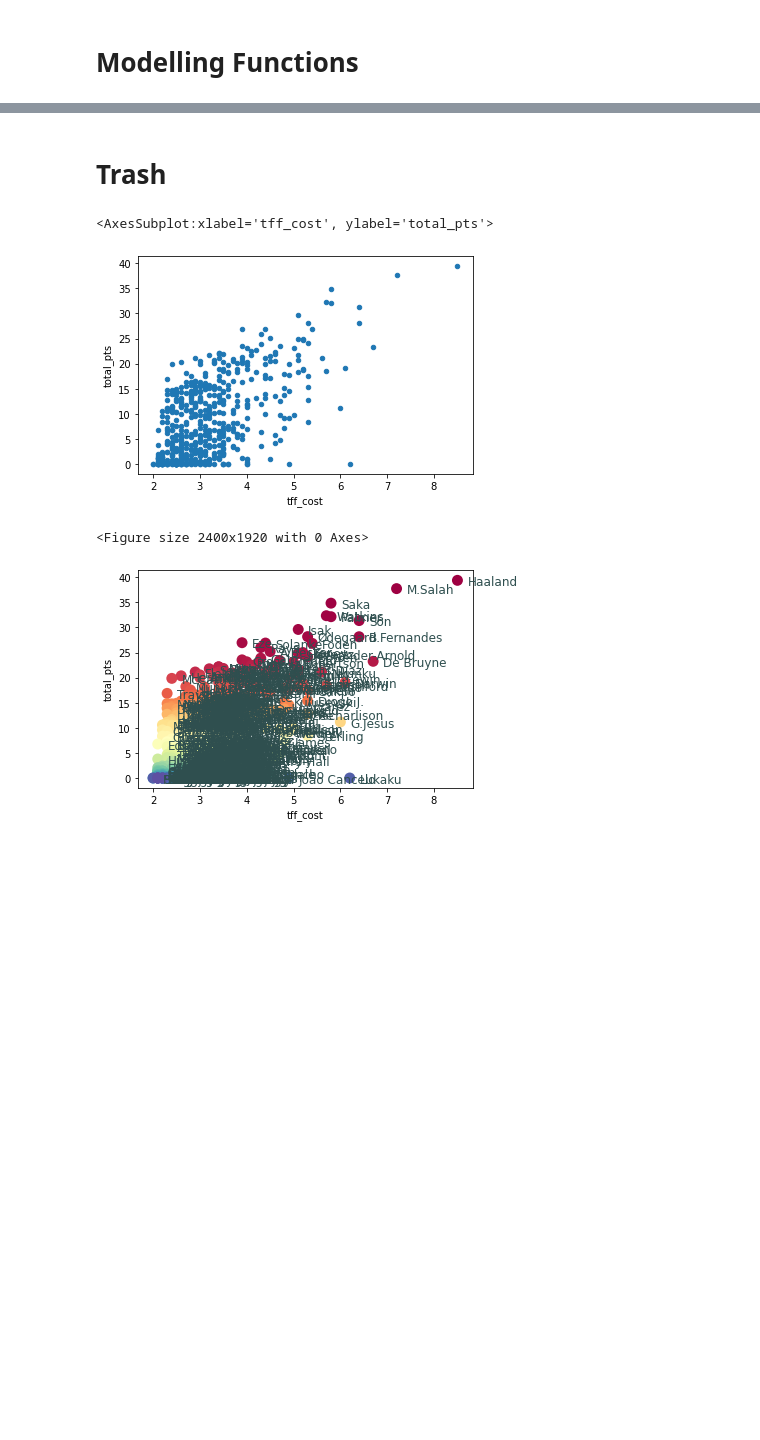
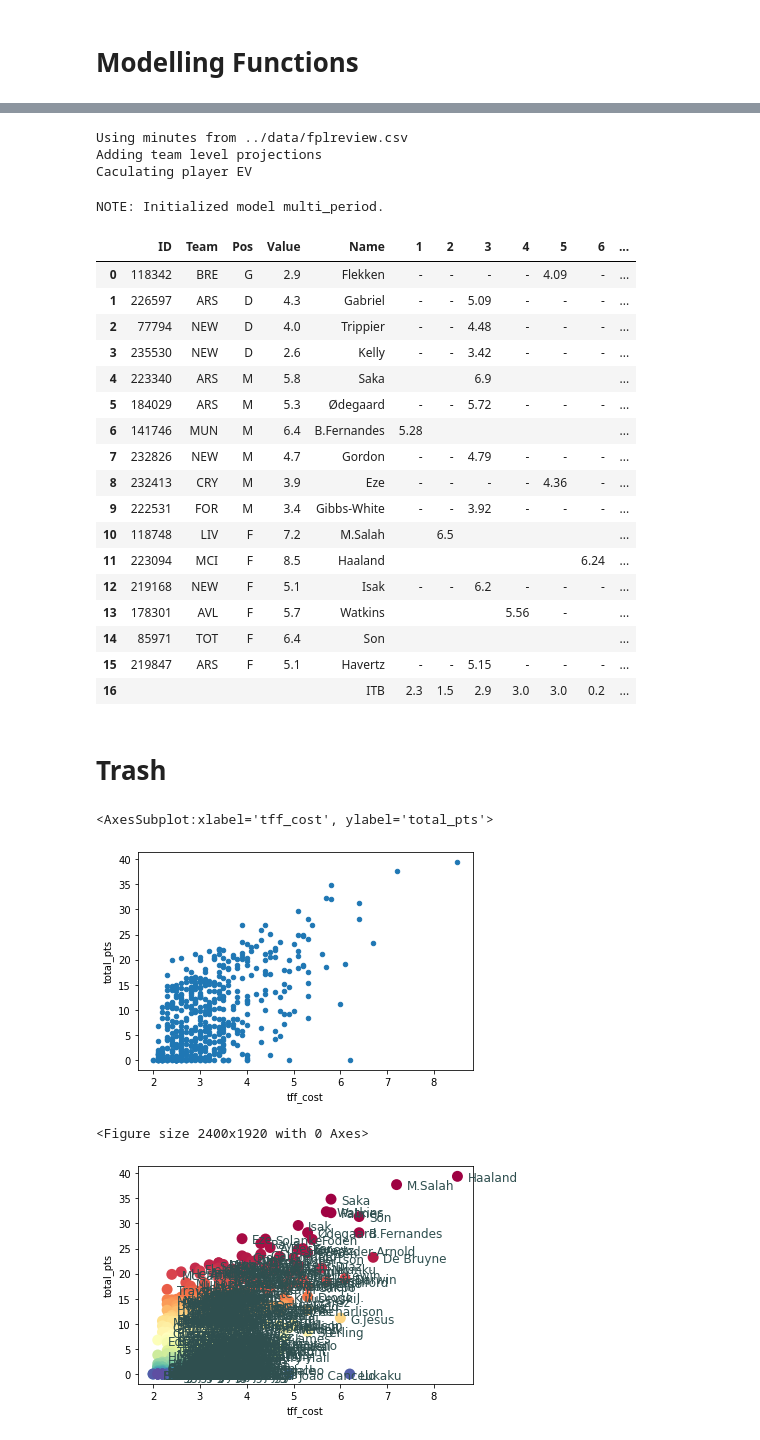
Before and after one commit to SamTroy/TFF_Optimization, a Jupyter notebook: notebooks/tff_optimization.ipynb, the cells around one changed output, grey strips where cells are left out. Cells and saved outputs as stored; diff of their text form; code cells hidden in the pictures; blank space fills up the shorter version.

Commit message:
initial solver commit

```diff
--- a/notebooks/tff_optimization.ipynb
+++ b/notebooks/tff_optimization.ipynb
@@ -50,20 +54,17 @@ def generate_fixtures(custom_fixtures = None, exclude_past_games = True, last_da
                         'europa_conference_league': {'id': '10216', 'ccode3': 'GBR',},
                         }
 
-    match_name_list = []
     fixture_df = pd.DataFrame(columns=('comp', 'home_team', 'away_team', 'short_home_team', 'short_away_team', 'datetime_str', 'date_str', 'datetime_obj'))
 
     fantasy_format = 'TFF'
 
+    # need to add other formats and competitions
     if fantasy_format == 'FPL':
         competition_subset_dict = {k:v for k, v in competition_dict.items() if k == 'pl'}
         period_separation = 'fpl_gw'
     elif fantasy_format == 'TFF':
-        # need to add other formats
         competition_subset_dict = {k:v for k, v in competition_dict.items() if k == 'pl'}
         period_separation = 'datetime_str'
-
-    # fpl_gw_starts = pd.read_csv('../data/fpl_gw_starts.csv')
 
     for key, params in competition_subset_dict.items():
         response = requests.get('https://www.fotmob.com/api/leagues', params=params)
@@ -75,8 +76,8 @@ def generate_fixtures(custom_fixtures = None, exclude_past_games = True, last_da
                 fotmob_away_team = match['away']['shortName']
                 datetime_str = match['status']['utcTime']
                 date_str = match['status']['utcTime'].split("T")[0]
-                datetime_obj = datetime.strptime(datetime_str, '%Y-%m-%dT%H:%M:%SZ')
-                fpl_gw = match['roundName']
+                datetime_obj = datetime.datetime.strptime(datetime_str, '%Y-%m-%dT%H:%M:%SZ')
+                # fpl_gw = match['roundName']
 
                 short_home_team = team_data_dict[fotmob_home_team]['short_team']
                 short_away_team = team_data_dict[fotmob_away_team]['short_team']
@@ -106,13 +107,14 @@ def generate_fixtures(custom_fixtures = None, exclude_past_games = True, last_da
 
     # remove matches outside time bounds
     if exclude_past_games:
-        today_datetime = datetime.today()
+        today_datetime = datetime.datetime.today()
         for index, row in fixture_df.copy().iterrows():
-            if row['datetime_str'] < today_datetime:
+            # if row['datetime_str'] < today_datetime:
+            if row['datetime_str'] < datetime.datetime.strftime(today_datetime, "%Y-%m-%d"):
                 fixture_df = fixture_df.loc[fixture_df['datetime_str']!=row['datetime_str']]
         fixture_df.reset_index(drop=True)
     if last_date is not None:
-        last_date_str = datetime.strftime(parser.parse(last_date), "%Y-%m-%d")
+        last_date_str = datetime.datetime.strftime(parser.parse(last_date) + datetime.timedelta(days=1), "%Y-%m-%d")
         for index, row in fixture_df.copy().iterrows():
             if row['datetime_str'] > last_date_str:
                 fixture_df = fixture_df.loc[fixture_df['datetime_str']!=row['datetime_str']]
@@ -216,3 +194,0 @@ fixtures['f_fixture_ticker']
-# %%
-fixture_df = fixtures['fixture_df']
-fixture_df.head()
@@ -459,3 +725,40 @@ Using minutes from ../data/fplreview.csv
+# %%
+ev_results = generate_ev(custom_fixtures=None, exclude_past_games=True, last_date='2024-10-05', xmin_cutoff=45)
+ev_df = ev_results['ev_df']
+fixture_df = ev_results['fixture_df']
+# %% [output]
+Using minutes from ../data/fplreview.csv
+Adding team level projections
+Caculating player EV
+# %%
+solve_results = solve_tff_mp(initial_squad = [], ev_df=ev_df, fixture_df=fixture_df, next_mt=1, last_date='2024-09-31',
+                 total_pts_cutoff=0.3, ppm_cutoff=0.3,
+                 ta_tot=40, ta_gw=5, objective='regular', weekly_decay=0.95, transfer_cost=6,
+                 exclusions=None, keeps=None, force_transfer_in=None, force_transfer_out=None, no_transfer_mds=None,
+                 apply_noise=False, seed_val=None, magnitude=1)
+# %% [output]
+NOTE: Initialized model multi_period.
+# %%
+solve_results['plan']
+# %% [output]
+|  | ID | Team | Pos | Value | Name | 1 | 2 | 3 | 4 | 5 | 6 | ... |
+| 0 | 118342 | BRE | G | 2.9 | Flekken | - | - | - | - | 4.09 | - | ... |
+| 1 | 226597 | ARS | D | 4.3 | Gabriel | - | - | 5.09 | - | - | - | ... |
+| 2 | 77794 | NEW | D | 4.0 | Trippier | - | - | 4.48 | - | - | - | ... |
+| 3 | 235530 | NEW | D | 2.6 | Kelly | - | - | 3.42 | - | - | - | ... |
+| 4 | 223340 | ARS | M | 5.8 | Saka |  |  | 6.9 |  |  |  | ... |
+| 5 | 184029 | ARS | M | 5.3 | Ødegaard | - | - | 5.72 | - | - | - | ... |
+| 6 | 141746 | MUN | M | 6.4 | B.Fernandes | 5.28 |  |  |  |  |  | ... |
+| 7 | 232826 | NEW | M | 4.7 | Gordon | - | - | 4.79 | - | - | - | ... |
+| 8 | 232413 | CRY | M | 3.9 | Eze | - | - | - | - | 4.36 | - | ... |
+| 9 | 222531 | FOR | M | 3.4 | Gibbs-White | - | - | 3.92 | - | - | - | ... |
+| 10 | 118748 | LIV | F | 7.2 | M.Salah |  | 6.5 |  |  |  |  | ... |
+| 11 | 223094 | MCI | F | 8.5 | Haaland |  |  |  |  |  | 6.24 | ... |
+| 12 | 219168 | NEW | F | 5.1 | Isak | - | - | 6.2 | - | - | - | ... |
+| 13 | 178301 | AVL | F | 5.7 | Watkins |  |  |  | 5.56 | - |  | ... |
+| 14 | 85971 | TOT | F | 6.4 | Son |  |  |  |  |  |  | ... |
+| 15 | 219847 | ARS | F | 5.1 | Havertz | - | - | 5.15 | - | - | - | ... |
+| 16 |  |  |  |  | ITB | 2.3 | 1.5 | 2.9 | 3.0 | 3.0 | 0.2 | ... |
 # %% [markdown]
 # Trash
 # %%
```
Also changed, not shown: parts of 12 cells of this notebook.
